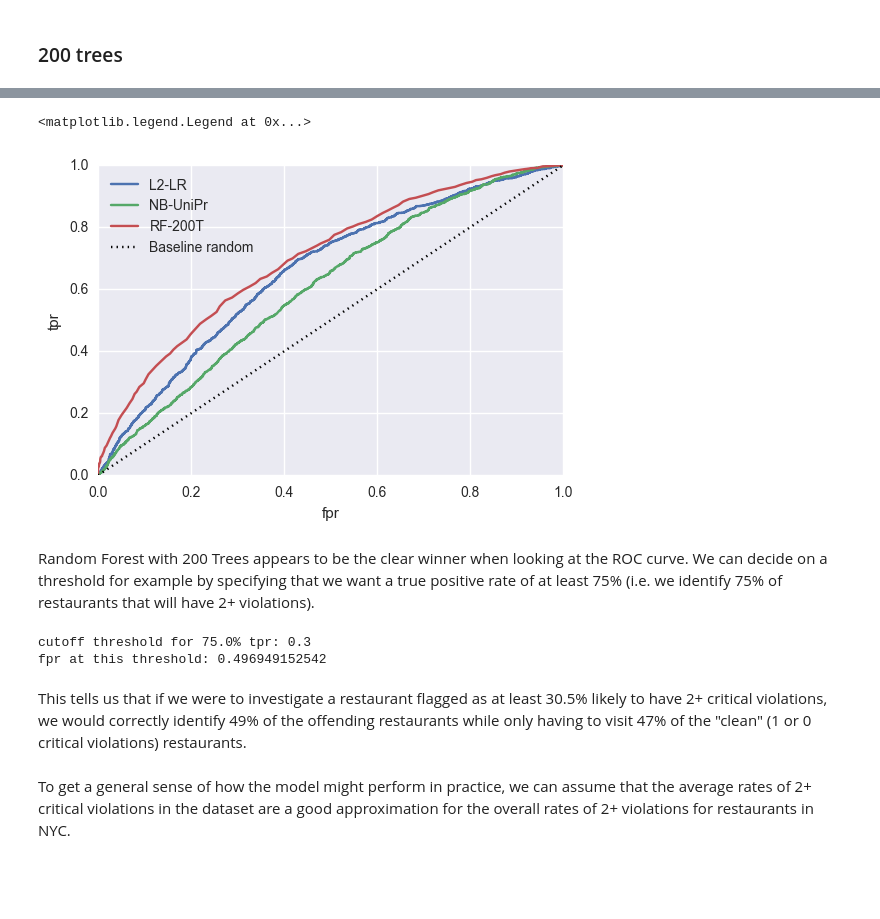
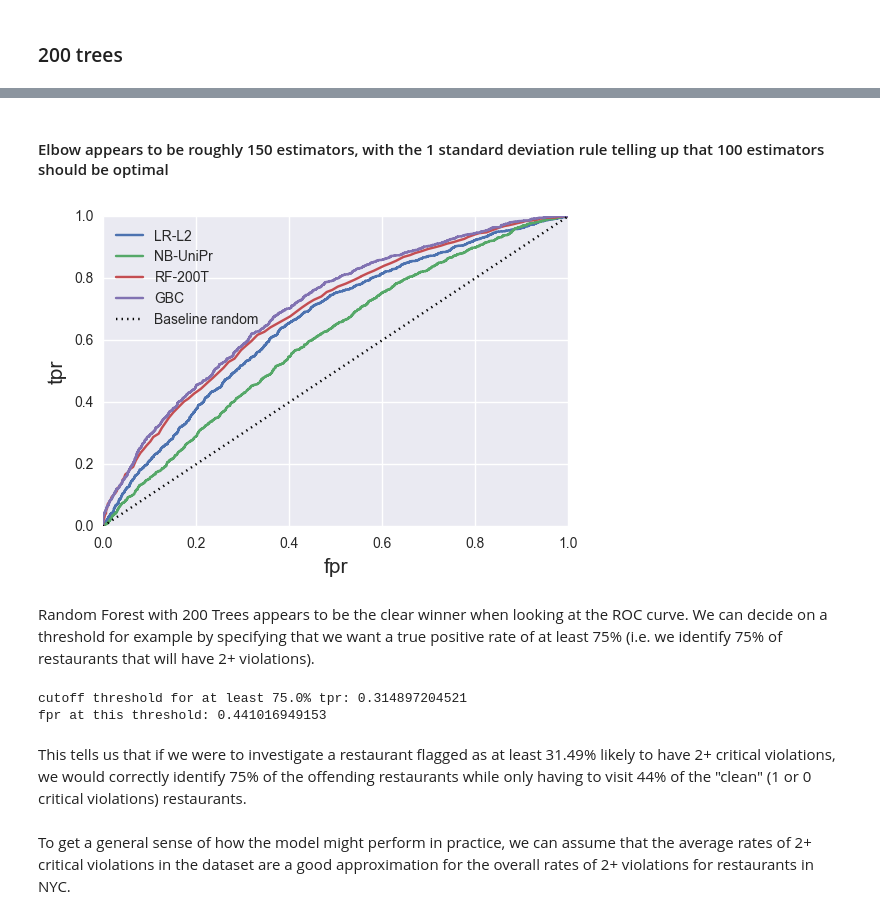
Before and after one commit to jchelmers/urban-data-project, a Jupyter notebook: Consolidate_New_Features_Jon.ipynb, the cells around one changed output, grey strips where cells are left out. Drawn from its saved outputs; the diff is of its cells as text; code cells hidden in the pictures; blank space fills up the shorter version.

Commit message:
adding gradient boosting section & CSV

```diff
--- a/Consolidate_New_Features_Jon.ipynb
+++ b/Consolidate_New_Features_Jon.ipynb
@@ -59,11 +64,7 @@ Index(['crit_violations', 'non_crit_violations', 'earliest_inspection',
        'police_matter_complaints', 'liq_license', 'side_license'],
       dtype='object')
 # %%
-violations_df2 = violations_df.drop(['food_poisoning_complaints',
-       'food_establishment_complaints', 'electric_complaints',
-       'safety_complaints', 'rodent_complaints', 'dirty_conditions_complaints',
-       'general_complaints', 'missed_collection_complaints',
-       'police_matter_complaints','address', 'crit_violations', 'earliest_inspection',
+violations_df2 = violations_df.drop(['address', 'crit_violations', 'earliest_inspection',
                                      'latest_inspection', 'second_latest_inspection',
                                      'non_crit_violations', 'num_inspections',
                                      'crit_violations_recent_inspect', 'non_crit_violations_recent_inspect'], axis=1)
@@ -138,9 +139,14 @@ def feature_normalization(train, test): # From first Machine Learning homework a
     M = train.max(axis=0)
     train_normalized = (train - m)/(M-m)
     test_normalized = (test - m)/(M-m)
+
     return train_normalized, test_normalized
 
-numeric = ['crit_violations_train', 'non_crit_violations_train', 'num_inspections_train',
+numeric = ['food_poisoning_complaints',
+       'food_establishment_complaints', 'electric_complaints',
+       'safety_complaints', 'rodent_complaints', 'dirty_conditions_complaints',
+       'general_complaints', 'missed_collection_complaints',
+       'police_matter_complaints','crit_violations_train', 'non_crit_violations_train', 'num_inspections_train',
            'average_crit_v_train', 'average_non_crit_v_train', 'crit_vs_sec_last_insp', 'prior_2p_crit_insps',
            'time_since_last_inspection', 'time_since_first_inspection',
            '3-day temp', '3-day humidity', 'rating']
@@ -151,6 +157,7 @@ train_normalized, test_normalized = feature_normalization(X_train.loc[:,numeric]
 X_train_norm = X_train.copy(deep=True)
 X_test_norm = X_test.copy(deep=True)
 
+
 X_train_norm.loc[:,numeric] = train_normalized
 X_test_norm.loc[:,numeric] = test_normalized
 
@@ -372,0 +377,10 @@ AUC: 0.688 (+/- 0.006)
+# %%
+gbc = ensemble.GradientBoostingClassifier(subsample=0.4, max_features=None, n_estimators=100)
+gbc.fit(X_train_norm, y_train)
+pred_gbc_prob = gbc.predict_proba(X_test_norm)
+fpr_gbc, tpr_gbc, thresholds_gbc = metrics.roc_curve(y_test, pred_gbc_prob[:,1])
+plt.plot(fpr_gbc,tpr_gbc, label='GBC')
+plt.plot(fpr_gbc,fpr_gbc,'k:', label='Baseline random')
+plt.xlabel('fpr')
+plt.ylabel('tpr')
+plt.legend(loc=2)
@@ -373,25 +455,29 @@ AUC: 0.688 (+/- 0.006)
+# %% [markdown]
+#### Elbow appears to be roughly 150 estimators, with the 1 standard deviation rule telling up that 100 estimators should be optimal
 # %%
-plt.plot(fpr_lr,tpr_lr, label='L2-LR')
+plt.plot(fpr_lr,tpr_lr, label='LR-L2')
 plt.plot(fpr_nb_up,tpr_nb_up, label='NB-UniPr')
 plt.plot(fpr_rf,tpr_rf, label='RF-200T')
+plt.plot(fpr_gbc,tpr_gbc, label='GBC')
 plt.plot(fpr_nb_up,fpr_nb_up,'k:', label='Baseline random')
-plt.xlabel('fpr')
-plt.ylabel('tpr')
+plt.xlabel('fpr',fontsize=15)
+plt.ylabel('tpr',fontsize=15)
+#plt.title('ROC Curve Comparison', fontsize=18)
 plt.legend(loc=2)
+plt.savefig('ROC_Curves.png', format='png')
 # %% [output]
-<matplotlib.legend.Legend at 0x...>
-[figure, old version]
+[figure, new version]
 # %% [markdown]
 Random Forest with 200 Trees appears to be the clear winner when looking at the ROC curve. We can decide on a threshold for example by specifying that we want a true positive rate of at least 75% (i.e. we identify 75% of restaurants that will have 2+ violations).
 # %%
 target_tpr = 0.75
-print('cutoff threshold for ' + str(100*target_tpr) + '% tpr: ' + str(thresholds_rf[tpr_rf > target_tpr][0]))
-print('fpr at this threshold: ' + str(fpr_rf[tpr_rf > target_tpr][0]))
+print('cutoff threshold for at least ' + str(100*target_tpr) + '% tpr: ' + str(thresholds_gbc[tpr_gbc > target_tpr][0]))
+print('fpr at this threshold: ' + str(fpr_gbc[tpr_gbc > target_tpr][0]))
 # %% [output]
-cutoff threshold for 75.0% tpr: 0.3
-fpr at this threshold: 0.496949152542
+cutoff threshold for at least 75.0% tpr: 0.314897204521
+fpr at this threshold: 0.441016949153
 # %% [markdown]
-This tells us that if we were to investigate a restaurant flagged as at least 30.5% likely to have 2+ critical violations, we would correctly identify 49% of the offending restaurants while only having to visit 47% of the "clean" (1 or 0 critical violations) restaurants.
+This tells us that if we were to investigate a restaurant flagged as at least 31.49% likely to have 2+ critical violations, we would correctly identify 75% of the offending restaurants while only having to visit 44% of the "clean" (1 or 0 critical violations) restaurants.
 # %% [markdown]
 To get a general sense of how the model might perform in practice, we can assume that the average rates of 2+ critical violations in the dataset are a good approximation for the overall rates of 2+ violations for restaurants in NYC.
 # %%
```
Also changed, not shown: parts of 29 cells of this notebook, 1 other file.
